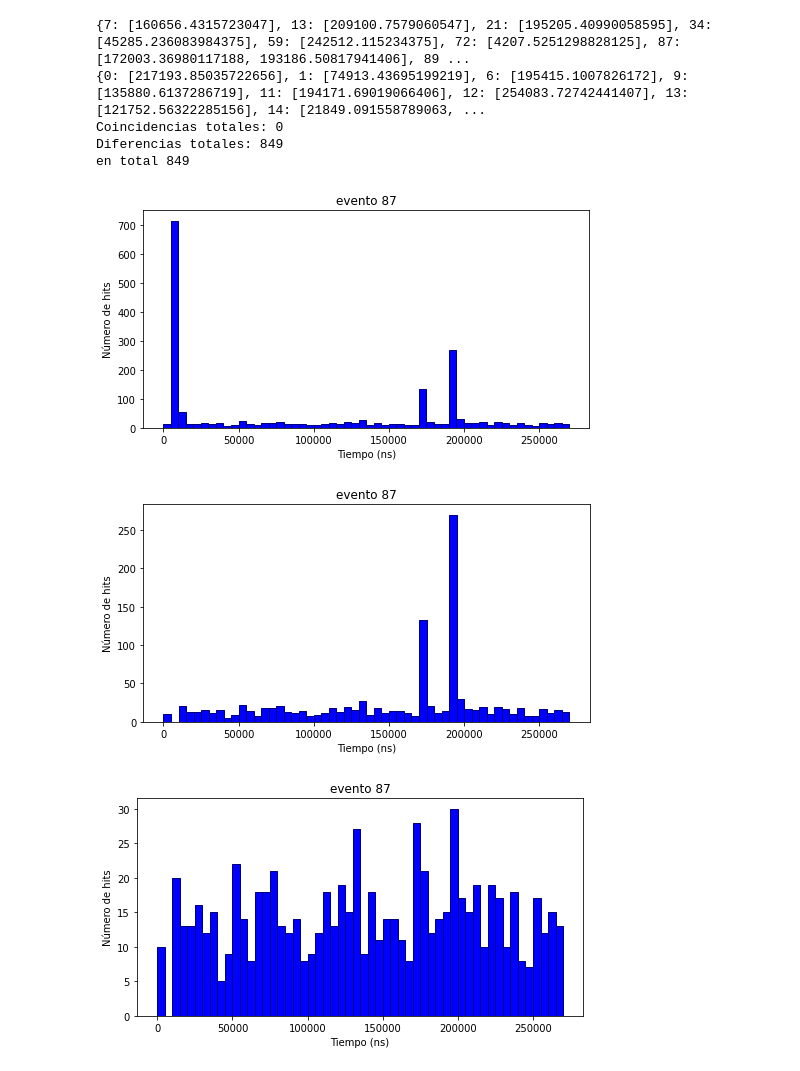
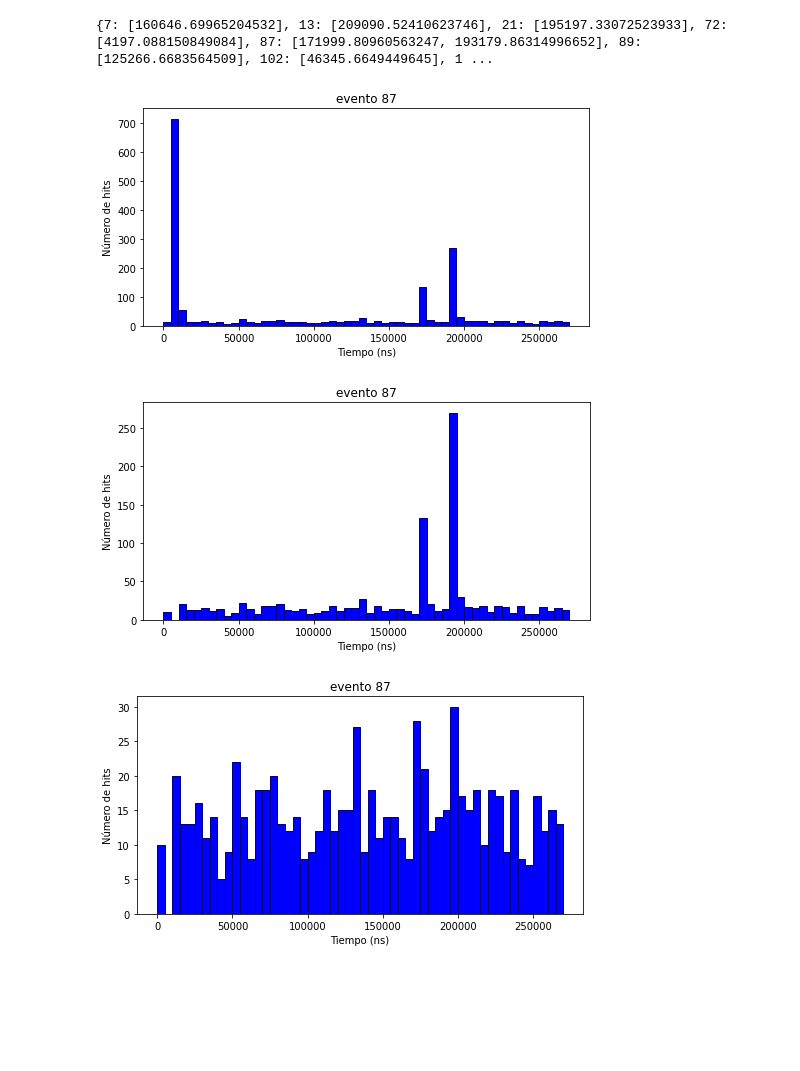
Before and after one commit to halmamol/WCTECoincidence_Analysis, a Jupyter notebook: nHits_count/jupyter_notebooks/spillsDelete.ipynb, the cells around one changed output. Cells and saved outputs as stored; diff of their text form; code cells hidden in the pictures; blank space fills up the shorter version.

```diff
--- a/nHits_count/jupyter_notebooks/spillsDelete.ipynb
+++ b/nHits_count/jupyter_notebooks/spillsDelete.ipynb
@@ -16,27 +16,13 @@ importlib.reload(functions_spills)
 %matplotlib inline
 # %%
 root_file_path = "/data/cgarcia_2002/WCTE/data/2384_calib_time/WCTE_offline_R2384S0P0.root" #bkg
-#root_file_path = "/data/cgarcia_2002/WCTE/data/2385_calib_time/WCTE_offline_R2385S0P0.root"  #signal
 
 # Open the ROOT file and get the TTree
 file = uproot.open(root_file_path)
-
 tree = file["WCTEReadoutWindows"]
 
-#DOWNLOAD INFO OF THE TREE
-times_branch = tree["hit_pmt_calibrated_times"].array(library="np")
-charge_branch = tree["hit_pmt_charges"].array(library="np")
-event_number_branch = tree["event_number"].array(library="np")
+times_branch = tree["hit_pmt_calibrated_times"].array()
+charge_branch = tree["hit_pmt_charges"].array()
 
-mpmt_id_branch = tree["hit_mpmt_card_ids"].array(library="np")
-
-times_branch_sorted = []
-charge_branch_sorted = []
-mpmt_id_branch_sorted = []
-
-for times_evt, charges_evt, mpmt_evt in zip(times_branch, charge_branch, mpmt_id_branch):
-    idx_sorted = np.argsort(times_evt)  # índice de orden
-    times_branch_sorted.append(times_evt[idx_sorted])
-    charge_branch_sorted.append(charges_evt[idx_sorted])
-    mpmt_id_branch_sorted.append(mpmt_evt[idx_sorted])
+times_branch_sorted, times_branch_sorted_TOF, charge_branch_sorted, mpmt_id_branch_sorted, event_number_branch = functions_spills.initial_treatment(tree)
 # %%
@@ -66,4 +39,3 @@ for times_evt, charges_evt, mpmt_evt in zip(times_branch_sig, charge_branch_sig,
 # %%
-#times_branch_modified_2, charge_branch_modified_chargesTT, threshold_charges = functions_spills.repeat_spills_Charge(event_number_branch, times_branch_sorted, charge_branch_sorted)
-times_branch_modified, threshold_times, deleted_index_dict = functions_spills.repeat_spills_nHits(event_number_branch, times_branch_sorted, 300, 5000, 4000)
-times_branch_modified_sig, threshold_times_sig, deleted_index_dict_sig = functions_spills.repeat_spills_nHits(event_number_branch_sig, times_branch_sorted_sig, 300, 5000, 4000)
+times_branch_modified, threshold_times, deleted_index_dict = functions_spills.repeat_spills_nHits(event_number_branch, times_branch_sorted_TOF, 300, 5000, 4000)
+times_branch_modified_sig, threshold_times_sig, deleted_index_dict_sig = functions_spills.repeat_spills_nHits(event_number_branch_sig, times_branch_sorted_TOF_sig, 300, 5000, 4000)
@@ -90,55 +48,32 @@ Total de elementos en todas las listas: 706
-# %%
-print(threshold_charges)
-print(threshold_times)
-
-coincidencias = 0
-diferencias = 0
-
-all_keys = set(threshold_charges) | set(threshold_times)
-
-for key in all_keys:
-    set_charges = set(threshold_charges.get(key, []))
-    set_times = set(threshold_times.get(key, []))
-
-    coincidencias += len(set_charges & set_times)
-    diferencias += len(set_charges ^ set_times)
-
-
-print(f"Coincidencias totales: {coincidencias}")
-print(f"Diferencias totales: {diferencias}")
-
-print("en total", (coincidencias + diferencias))
-# %% [output]
-{7: [160656.4315723047], 13: [209100.7579060547], 21: [195205.40990058595], 34: [45285.236083984375], 59: [242512.115234375], 72: [4207.5251298828125], 87: [172003.36980117188, 193186.50817941406], 89 ...
-{0: [217193.85035722656], 1: [74913.43695199219], 6: [195415.1007826172], 9: [135880.6137286719], 11: [194171.69019066406], 12: [254083.72742441407], 13: [121752.56322285156], 14: [21849.091558789063, ...
-Coincidencias totales: 0
-Diferencias totales: 849
-en total 849
+# %%
+print(threshold_charges)
+# %% [output]
+{7: [160646.69965204532], 13: [209090.52410623746], 21: [195197.33072523933], 72: [4197.088150849084], 87: [171999.80960563247, 193179.86314996652], 89: [125266.6683564509], 102: [46345.6649449645], 1 ...
 # %%
 event_number = 87
 
 plt.figure(figsize=(8, 4))
-plt.hist(times_branch[event_number], range = [0, 270000], bins = 54,color='blue', edgecolor='navy')
+plt.hist(times_branch_sorted_TOF[event_number], range = [0, 270000], bins = 54,color='blue', edgecolor='navy')
 plt.xlabel('Tiempo (ns)')
 plt.ylabel('Número de hits')
 plt.title(f'evento {event_number}')
 plt.show()
 
 
 plt.figure(figsize=(8, 4))
 plt.hist(times_branch_modified[event_number], range = [0, 270000], bins = 54,color='blue', edgecolor='navy')
 plt.xlabel('Tiempo (ns)')
 plt.ylabel('Número de hits')
 plt.title(f'evento {event_number}')
 plt.show()
 
 plt.figure(figsize=(8, 4))
 plt.hist(times_branch_modified_chargesTT[event_number], range = [0, 270000], bins = 54,color='blue', edgecolor='navy')
 plt.xlabel('Tiempo (ns)')
 plt.ylabel('Número de hits')
 plt.title(f'evento {event_number}')
 plt.show()
 # %% [output]
 [figure]
 [figure]
-[figure, old version]
+[figure, new version]
```
Also changed, not shown: parts of 27 cells of this notebook, 2 other files.
